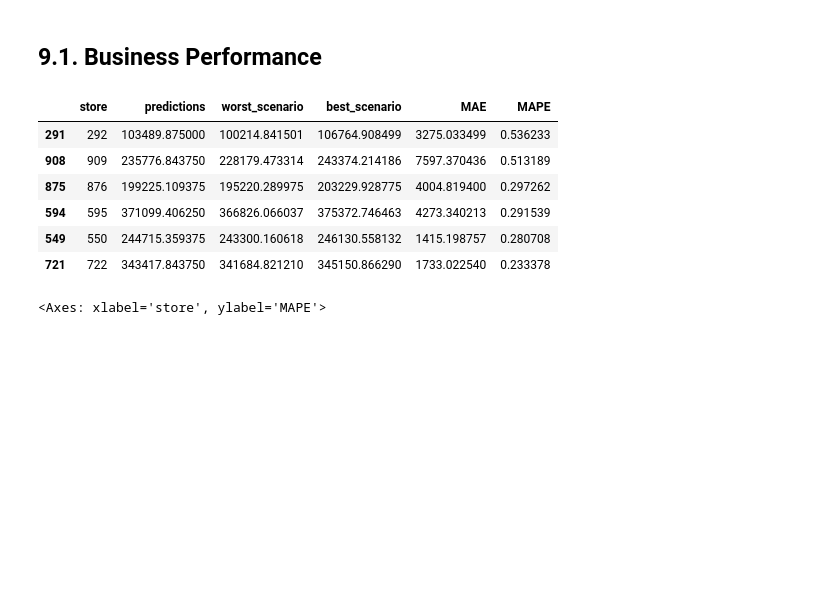
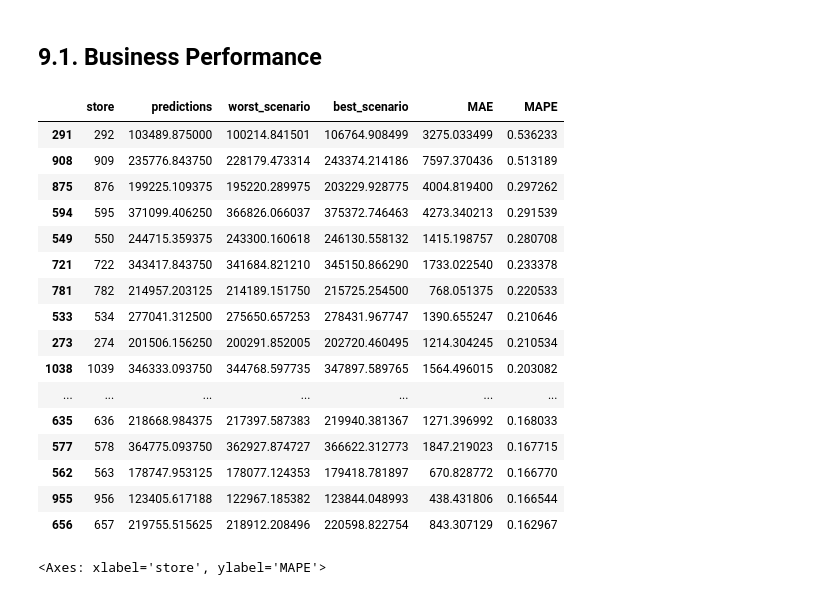
Before and after one commit to oarthurcarvalho/rossmann-predict-sales, a Jupyter notebook: notebook/rossmann_store_sales_prediction.ipynb, the cells around one changed output. Saved outputs shown, nothing was run; the diff lists cells and outputs as text; code cells hidden in the pictures; blank space fills up the shorter version.

```diff
--- a/notebook/rossmann_store_sales_prediction.ipynb
+++ b/notebook/rossmann_store_sales_prediction.ipynb
@@ -1377,22 +1377,22 @@ MAX_EVAL = 20
 # %%
 hp_tuned = {'n_estimators': 1700, 'eta': 0.03, 'max_depth': 9, 'subsample': 0.5, 'colsample_bytree': 0.9, 'min_child_weight': 3}
 # %%
-model_xgb = xgb.XGBRegressor(
-        objective='reg:squarederror',
-        n_estimators=hp_tuned['n_estimators'],
-        eta=hp_tuned['eta'],
-        max_depth=9,
-        subsample=0.5,
-        colsample_bytree=0.7,
-        min_child_weight=3
-).fit( x_train_model, y_train )
+# model_xgb = xgb.XGBRegressor(
+#         objective='reg:squarederror',
+#         n_estimators=hp_tuned['n_estimators'],
+#         eta=hp_tuned['eta'],
+#         max_depth=9,
+#         subsample=0.5,
+#         colsample_bytree=0.7,
+#         min_child_weight=3
+# ).fit( x_train_model, y_train )
 
-# predições
-yhat_xgb_tuned = model_xgb.predict( x_test_model )
+# # predições
+# yhat_xgb_tuned = model_xgb.predict( x_test_model )
 
-# performance
-xgb_result_tuned = ml_error( 'XGBoost Regressor', np.expm1( y_test ), np.expm1( yhat_xgb_tuned ) )
-xgb_result_tuned
+# # performance
+# xgb_result_tuned = ml_error( 'XGBoost Regressor', np.expm1( y_test ), np.expm1( yhat_xgb_tuned ) )
+# xgb_result_tuned
 # %% [output]
 |  | Model Name | MAE | MAPE | RMSE |
 | 0 | XGBoost Regressor | 641.005971 | 0.092994 | 939.689364 |
@@ -1430,15 +1430,25 @@ df92['best_scenario'] = df92['predictions'] + df92['MAE']
 
 df92 = df92[['store', 'predictions', 'worst_scenario', 'best_scenario', 'MAE', 'MAPE']]
 # %%
-df92.sort_values( 'MAPE', ascending=False ).head(6)
+df92.sort_values( 'MAPE', ascending=False ).head(20)
 # %% [output]
 |  | store | predictions | worst_scenario | best_scenario | MAE | MAPE |
 | 291 | 292 | 103489.875000 | 100214.841501 | 106764.908499 | 3275.033499 | 0.536233 |
 | 908 | 909 | 235776.843750 | 228179.473314 | 243374.214186 | 7597.370436 | 0.513189 |
 | 875 | 876 | 199225.109375 | 195220.289975 | 203229.928775 | 4004.819400 | 0.297262 |
 | 594 | 595 | 371099.406250 | 366826.066037 | 375372.746463 | 4273.340213 | 0.291539 |
 | 549 | 550 | 244715.359375 | 243300.160618 | 246130.558132 | 1415.198757 | 0.280708 |
 | 721 | 722 | 343417.843750 | 341684.821210 | 345150.866290 | 1733.022540 | 0.233378 |
+| 781 | 782 | 214957.203125 | 214189.151750 | 215725.254500 | 768.051375 | 0.220533 |
+| 533 | 534 | 277041.312500 | 275650.657253 | 278431.967747 | 1390.655247 | 0.210646 |
+| 273 | 274 | 201506.156250 | 200291.852005 | 202720.460495 | 1214.304245 | 0.210534 |
+| 1038 | 1039 | 346333.093750 | 344768.597735 | 347897.589765 | 1564.496015 | 0.203082 |
+| ... | ... | ... | ... | ... | ... | ... |
+| 635 | 636 | 218668.984375 | 217397.587383 | 219940.381367 | 1271.396992 | 0.168033 |
+| 577 | 578 | 364775.093750 | 362927.874727 | 366622.312773 | 1847.219023 | 0.167715 |
+| 562 | 563 | 178747.953125 | 178077.124353 | 179418.781897 | 670.828772 | 0.166770 |
+| 955 | 956 | 123405.617188 | 122967.185382 | 123844.048993 | 438.431806 | 0.166544 |
+| 656 | 657 | 219755.515625 | 218912.208496 | 220598.822754 | 843.307129 | 0.162967 |
 # %%
 sns.scatterplot( data=df92, x='store', y='MAPE' )
 # %% [output]
```
Also changed, not shown: parts of 3 cells of this notebook, 2 other files.
